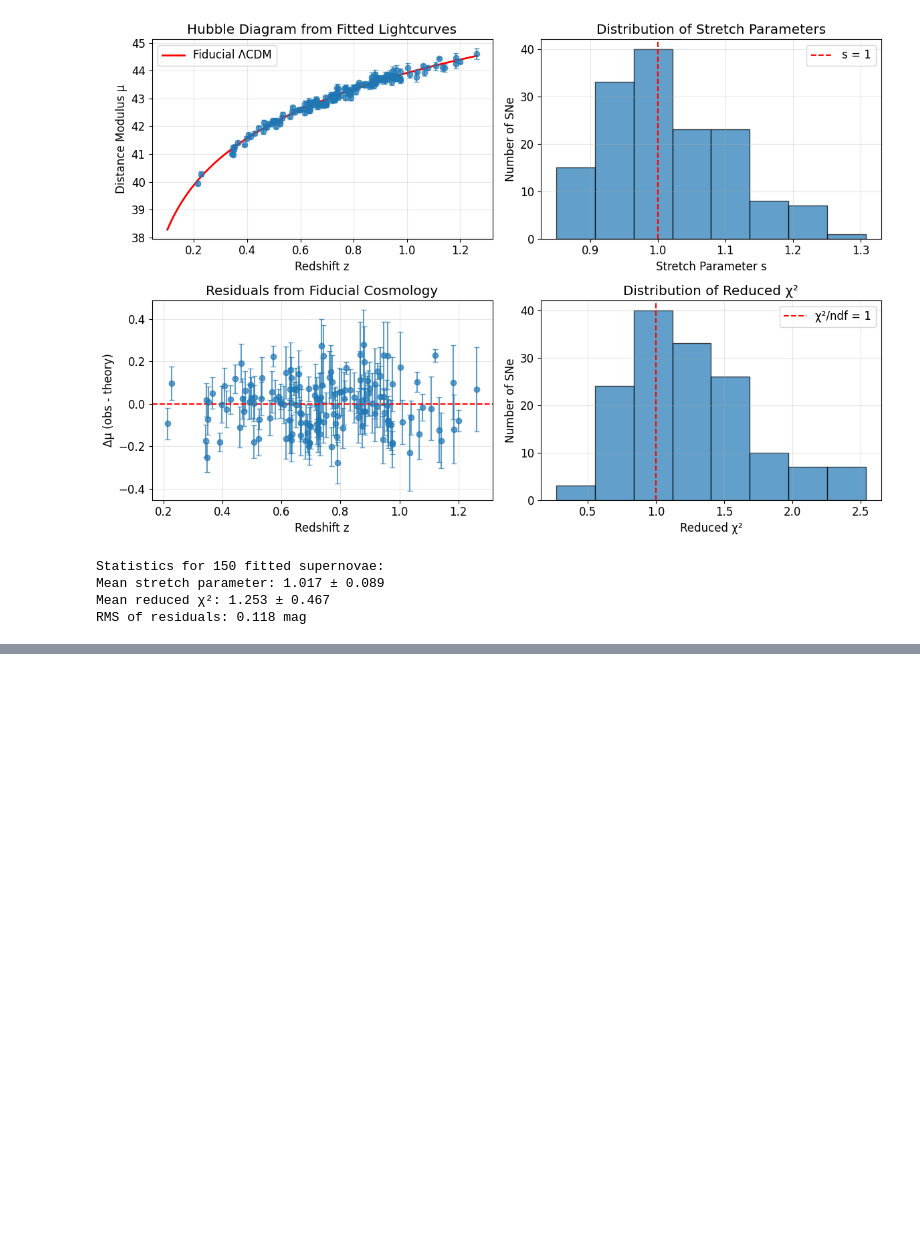
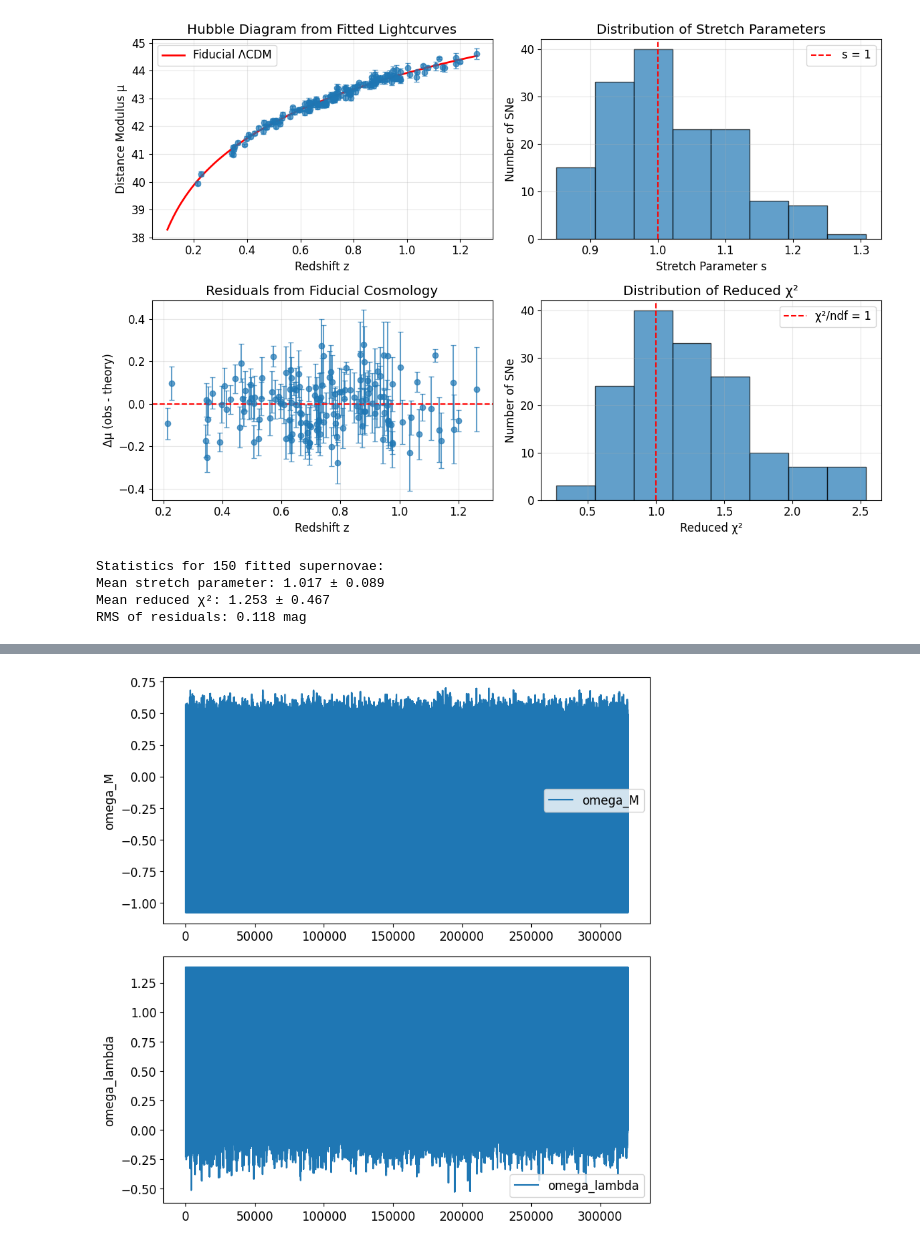
Before and after one commit to aminemahd13/EI-cosmo-A, a Jupyter notebook: SN3/amine.ipynb, the cells around one changed output, grey strips where cells are left out. Saved outputs shown, nothing was run; the diff lists cells and outputs as text; code cells hidden in the pictures; blank space fills up the shorter version.

Commit message:
Add MCMC analysis for supernova fitting results

```diff
--- a/SN3/amine.ipynb
+++ b/SN3/amine.ipynb
@@ -455,47 +455,91 @@ Mean stretch parameter: 1.017 ± 0.089
 Mean reduced χ²: 1.253 ± 0.467
 RMS of residuals: 0.118 mag
 # %%
-# MCMC
 import numpy as np
 import cosmolib as cs
-from matplotlib.pyplot import rc, errorbar, xlim, xlabel, ylabel, legend, show, plot
-from mpl_toolkits.mplot3d import Axes3D
 import pandas as pd
+import matplotlib.pyplot as plt
+import glob
+import os
 
-df = pd.read_csv('supernova_fitting_results_20250604_102001.csv')
+# Find the latest CSV file automatically
+csv_pattern = 'supernova_fitting_results_*.csv'
+csv_files = glob.glob(csv_pattern)
 
+if not csv_files:
+    raise FileNotFoundError(f"No CSV files found matching pattern: {csv_pattern}")
+
+# Sort files by modification time (most recent first)
+latest_csv = max(csv_files, key=os.path.getmtime)
+print(f"Using latest CSV file: {latest_csv}")
+
+# Load data
+df = pd.read_csv(latest_csv)
 z = df['redshift'].values
-mu_exp = df['mu'].values
+mu_exp = df['mu'].values  # Use exact values, no rounding
 sigma_mu_exp = df['mu_err'].values
 
+# Include intrinsic scatter in the total error
+sigma_int = 0.1  # Fixed intrinsic scatter as per data
+sigma_total = np.sqrt(sigma_mu_exp**2 + sigma_int**2)
 
-def chi_deux(z, par):
-    return (cs.musn1a(z, {'omega_M_0': par[0], 'omega_lambda_0': par[1], 'h': par[2], 'w0': -1})-mu_exp)**2/sigma_mu_exp
+# Define the prediction function
+def muPred(z, par):
+    return cs.musn1a(z, {'omega_M_0': par[0], 'omega_lambda_0': par[1], 'h': par[2], 'w0': -1})
 
-def muPred(z, par):
-    res = cs.musn1a(z, {'omega_M_0': par[0], 'omega_lambda_0': par[1], 'h': par[2], 'w0': -1})
-    return res
+# Create Data object with exact mu_exp and total sigma
+data = cs.Data(z, mu_exp, sigma_total, muPred)
 
-data = cs.Data(z, np.round(mu_exp, 2), sigma_mu_exp,  muPred)
+# Improved initial guess based on standard cosmology
+guess = np.array([0.3, 0.7, 0.7])  # omega_M, omega_lambda, h
 
+# Set random seed for reproducibility
+np.random.seed(42)
 
-guess = np.array([0.7, 0.3, 0.7])
-chain = data.run_mcmc(guess, nbmc=10000, allvariables=['p0','p1','p2'], fixpars=[2])
+# Run MCMC with more steps for better convergence
+chain = data.run_mcmc(guess, nbmc=10000, allvariables=['p0', 'p1', 'p2'], fixpars=[2])
 
-import matplotlib.pyplot as plt
-
-plt.figure(figsize=(8, 6))
-plt.scatter(chain['p0'], chain['p1'], c='b', marker=',', alpha=0.1, label='MCMC samples')
-plt.scatter(0.389, 0.389, c='g', marker='*', s=200, label='True Value')
-plt.xlabel('omegaM')
-plt.ylabel('omegaL')
-plt.legend()
-plt.title('MCMC samples in omegaM vs omegaL')
+# Plot chains to check convergence
+fig, axes = plt.subplots(2, 1, figsize=(8, 8))
+axes[0].plot(chain['p0'], label='omega_M')
+axes[0].set_ylabel('omega_M')
+axes[0].legend()
+axes[1].plot(chain['p1'], label='omega_lambda')
+axes[1].set_ylabel('omega_lambda')
+axes[1].legend()
+plt.tight_layout()
 plt.show()
 
+# Plot 2D histogram of omega_M vs omega_lambda
+plt.figure(figsize=(8, 6))
+plt.hist2d(chain['p0'], chain['p1'], bins=50, cmap='Blues')
+plt.colorbar(label='Density')
+plt.scatter(0.389, 0.389, c='g', marker='*', s=200, label='True Value')
+plt.xlabel('omega_M')
+plt.ylabel('omega_lambda')
+plt.title('MCMC Posterior: omega_M vs omega_lambda')
+plt.legend()
+plt.show()
+
+# Plot histograms for marginalized posteriors
+fig, axes = plt.subplots(1, 2, figsize=(10, 4))
+axes[0].hist(chain['p0'], bins=50, density=True, color='blue', alpha=0.7)
+axes[0].set_xlabel('omega_M')
+axes[0].set_title('omega_M Posterior')
+axes[1].hist(chain['p1'], bins=50, density=True, color='blue', alpha=0.7)
+axes[1].set_xlabel('omega_lambda')
+axes[1].set_title('omega_lambda Posterior')
+plt.tight_layout()
+plt.show()
+
+# Compute best-fit values and 68% confidence intervals
 omegaM_chain = chain['p0']
 omegaL_chain = chain['p1']
-omegaM_best = np.median(omegaM_chain)
-omegaL_best = np.median(omegaL_chain)
+omegaM_16, omegaM_50, omegaM_84 = np.percentile(omegaM_chain, [16, 50, 84])
+omegaL_16, omegaL_50, omegaL_84 = np.percentile(omegaL_chain, [16, 50, 84])
 
-print(omegaM_best, omegaL_best)
+# Print results
+print(f"Best-fit omega_M = {omegaM_50:.3f} +{(omegaM_84 - omegaM_50):.3f} -{(omegaM_50 - omegaM_16):.3f} (68% CI)")
+print(f"Best-fit omega_lambda = {omegaL_50:.3f} +{(omegaL_84 - omegaL_50):.3f} -{(omegaL_50 - omegaL_16):.3f} (68% CI)")
+print(f"h is fixed at {guess[2]:.1f}")
+# %% [output]
@@ -501,0 +558 @@ print(omegaM_best, omegaL_best)
+[figure, added]
```
Also changed, not shown: parts of 3 cells of this notebook, 1 other file.
